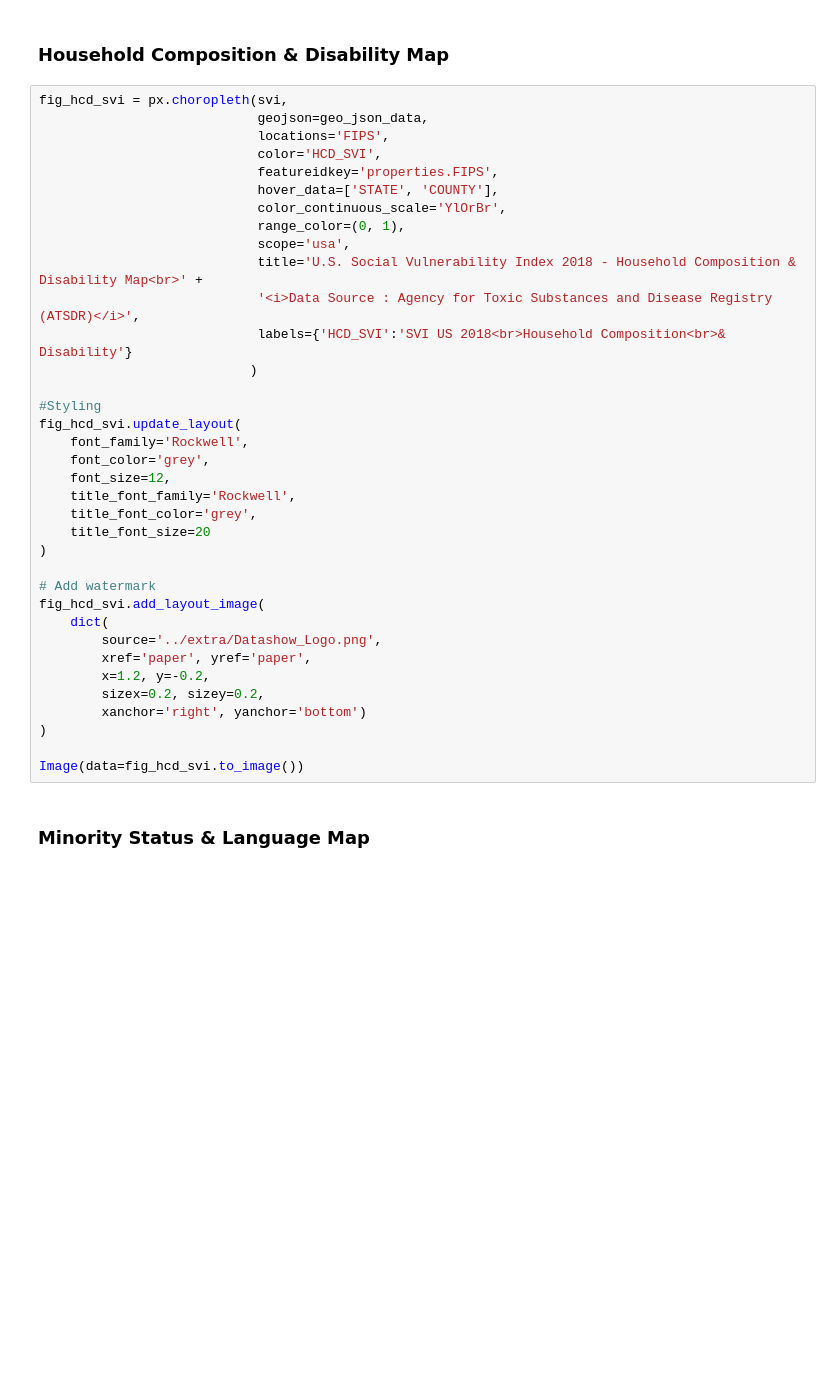
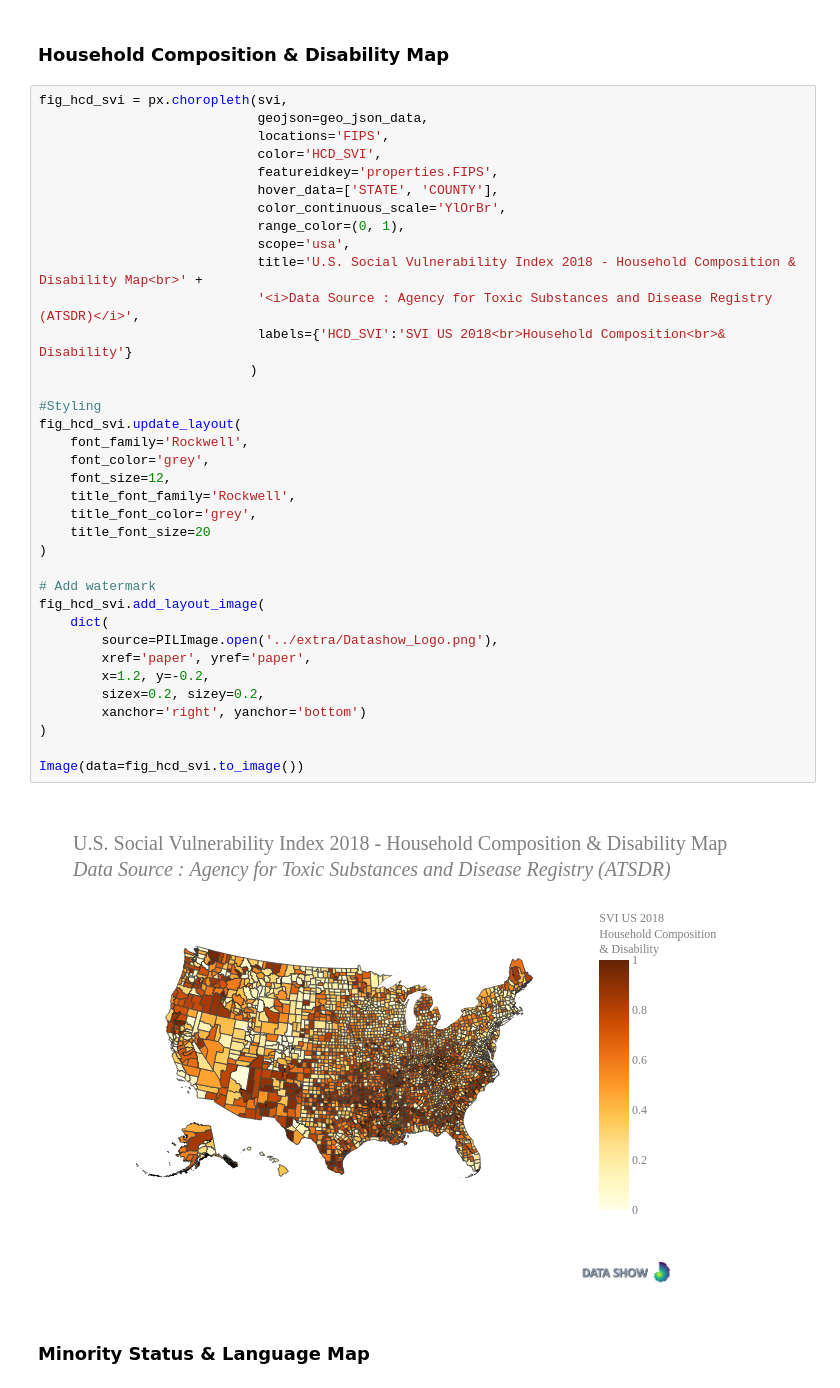
Before and after one commit to data-show/notebooks, a Jupyter notebook: notebooks/Social_Vulnerability_Index_2018_United_States/Social_Vulnerability_Index_2018_United_States.ipynb, the cells around one changed output. Saved outputs shown, nothing was run; the diff lists cells and outputs as text; blank space fills up the shorter version.

```diff
--- a/notebooks/Social_Vulnerability_Index_2018_United_States/Social_Vulnerability_Index_2018_United_States.ipynb
+++ b/notebooks/Social_Vulnerability_Index_2018_United_States/Social_Vulnerability_Index_2018_United_States.ipynb
@@ -170,34 +170,36 @@ fig_hcd_svi = px.choropleth(svi,
                             featureidkey='properties.FIPS',
                             hover_data=['STATE', 'COUNTY'],
                             color_continuous_scale='YlOrBr',
                             range_color=(0, 1),
                             scope='usa',
                             title='U.S. Social Vulnerability Index 2018 - Household Composition & Disability Map<br>' +
                             '<i>Data Source : Agency for Toxic Substances and Disease Registry (ATSDR)</i>',
                             labels={'HCD_SVI':'SVI US 2018<br>Household Composition<br>& Disability'}
                            )
 
 #Styling
 fig_hcd_svi.update_layout(
     font_family='Rockwell',
     font_color='grey',
     font_size=12,
     title_font_family='Rockwell',
     title_font_color='grey',
     title_font_size=20
 )
 
 # Add watermark
 fig_hcd_svi.add_layout_image(
     dict(
-        source='../extra/Datashow_Logo.png',
+        source=PILImage.open('../extra/Datashow_Logo.png'),
         xref='paper', yref='paper',
         x=1.2, y=-0.2,
         sizex=0.2, sizey=0.2,
         xanchor='right', yanchor='bottom')
 )
 
 Image(data=fig_hcd_svi.to_image())
+# %% [output]
+[figure, added]
 # %% [markdown]
 ### Minority Status & Language Map
 # %%
```
Also changed, not shown: parts of 5 cells of this notebook, 1 other file.
